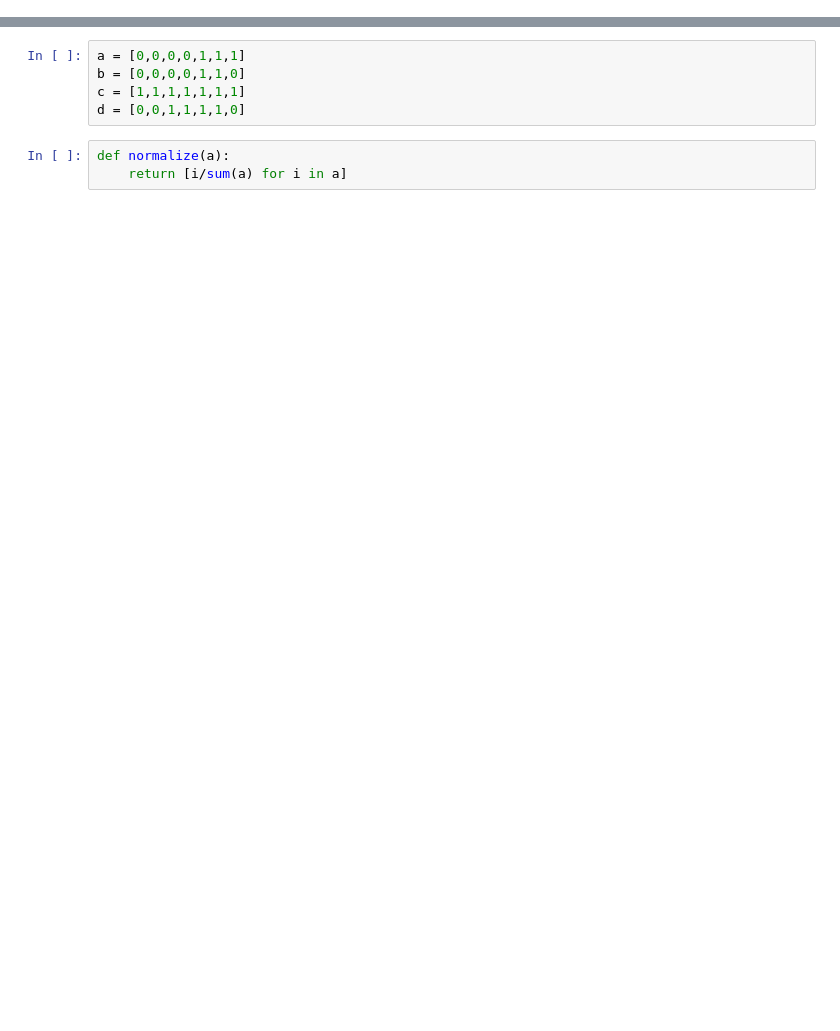
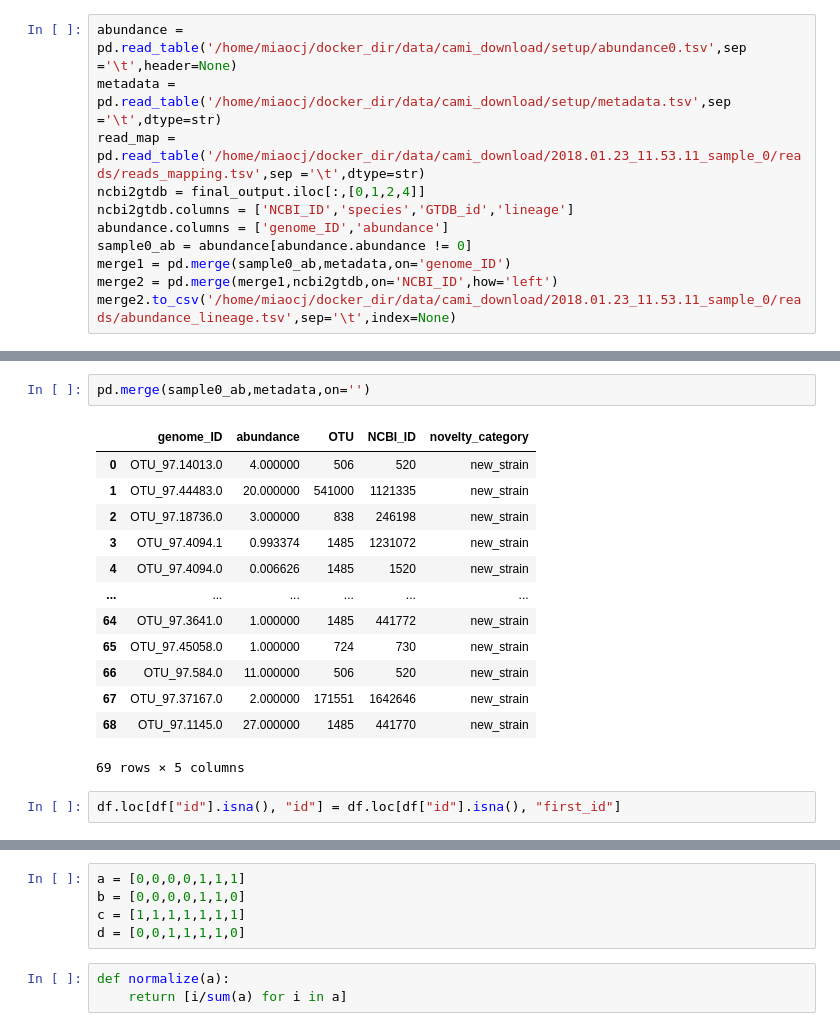
Before and after one commit to jzhang-dev/kNN-overlap-finder, a Jupyter notebook: notebooks/tmp.ipynb, the cells around one changed output, grey strips where cells are left out. Drawn from its saved outputs; the diff is of its cells as text; blank space fills up the shorter version.

Commit message:
Add metagenome GTDB database process

```diff
--- a/notebooks/tmp.ipynb
+++ b/notebooks/tmp.ipynb
@@ -6,0 +28,11 @@ from scipy.spatial.distance import euclidean,cosine
+# %%
+abundance = pd.read_table('/home/miaocj/docker_dir/data/cami_download/setup/abundance0.tsv',sep ='\t',header=None)
+metadata =  pd.read_table('/home/miaocj/docker_dir/data/cami_download/setup/metadata.tsv',sep ='\t',dtype=str)
+read_map =  pd.read_table('/home/miaocj/docker_dir/data/cami_download/2018.01.23_11.53.11_sample_0/reads/reads_mapping.tsv',sep ='\t',dtype=str)
+ncbi2gtdb = final_output.iloc[:,[0,1,2,4]]
+ncbi2gtdb.columns = ['NCBI_ID','species','GTDB_id','lineage']
+abundance.columns = ['genome_ID','abundance']
+sample0_ab = abundance[abundance.abundance != 0]
+merge1 = pd.merge(sample0_ab,metadata,on='genome_ID')
+merge2 = pd.merge(merge1,ncbi2gtdb,on='NCBI_ID',how='left')
+merge2.to_csv('/home/miaocj/docker_dir/data/cami_download/2018.01.23_11.53.11_sample_0/reads/abundance_lineage.tsv',sep='\t',index=None)
@@ -6,0 +46,18 @@ from scipy.spatial.distance import euclidean,cosine
+# %%
+pd.merge(sample0_ab,metadata,on='')
+# %% [output]
+|  | genome_ID | abundance | OTU | NCBI_ID | novelty_category |
+| 0 | OTU_97.14013.0 | 4.000000 | 506 | 520 | new_strain |
+| 1 | OTU_97.44483.0 | 20.000000 | 541000 | 1121335 | new_strain |
+| 2 | OTU_97.18736.0 | 3.000000 | 838 | 246198 | new_strain |
+| 3 | OTU_97.4094.1 | 0.993374 | 1485 | 1231072 | new_strain |
+| 4 | OTU_97.4094.0 | 0.006626 | 1485 | 1520 | new_strain |
+| ... | ... | ... | ... | ... | ... |
+| 64 | OTU_97.3641.0 | 1.000000 | 1485 | 441772 | new_strain |
+| 65 | OTU_97.45058.0 | 1.000000 | 724 | 730 | new_strain |
+| 66 | OTU_97.584.0 | 11.000000 | 506 | 520 | new_strain |
+| 67 | OTU_97.37167.0 | 2.000000 | 171551 | 1642646 | new_strain |
+| 68 | OTU_97.1145.0 | 27.000000 | 1485 | 441770 | new_strain |
+69 rows × 5 columns
+# %%
+df.loc[df["id"].isna(), "id"] = df.loc[df["id"].isna(), "first_id"]
```
Also changed, not shown: parts of 67 cells of this notebook, 40 other files.
